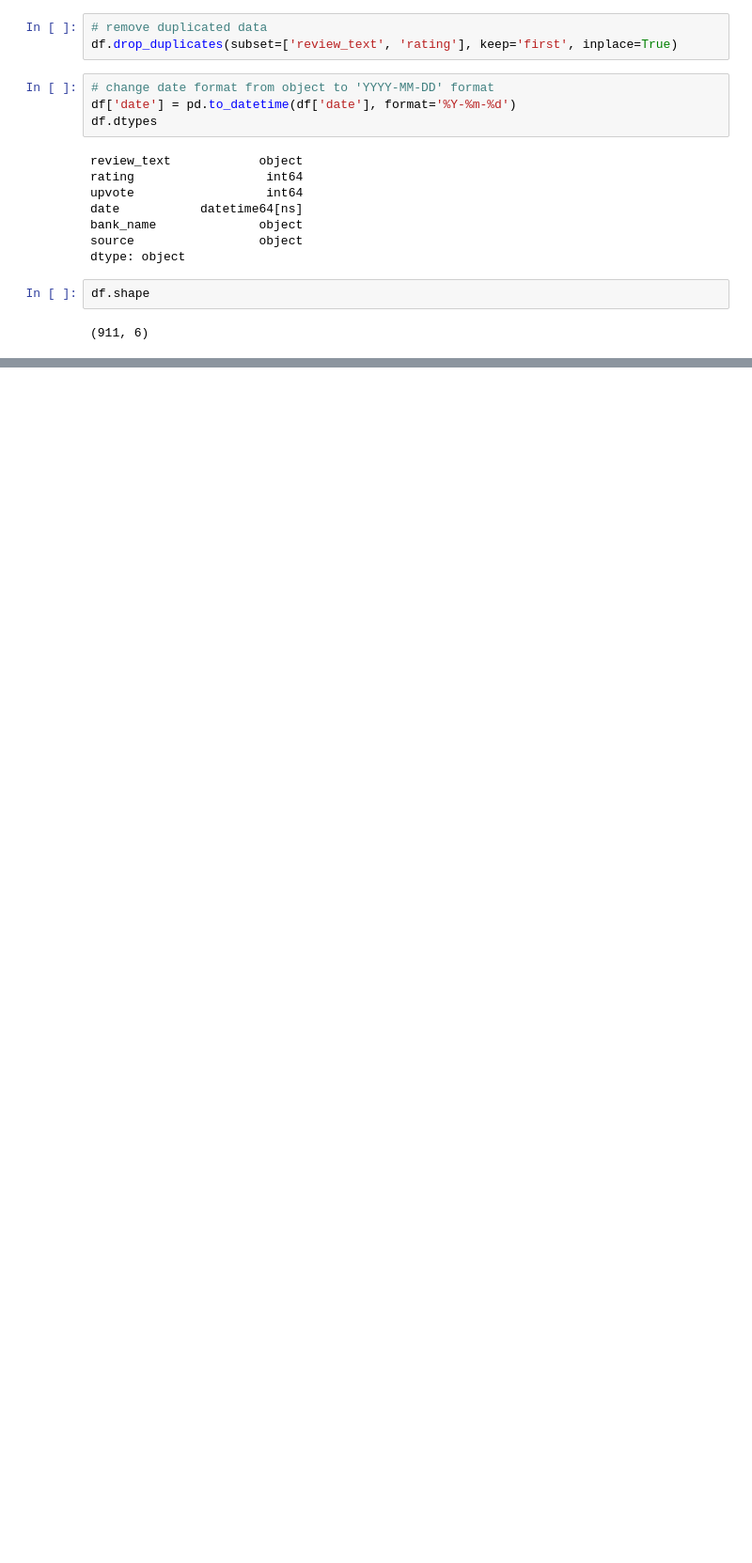
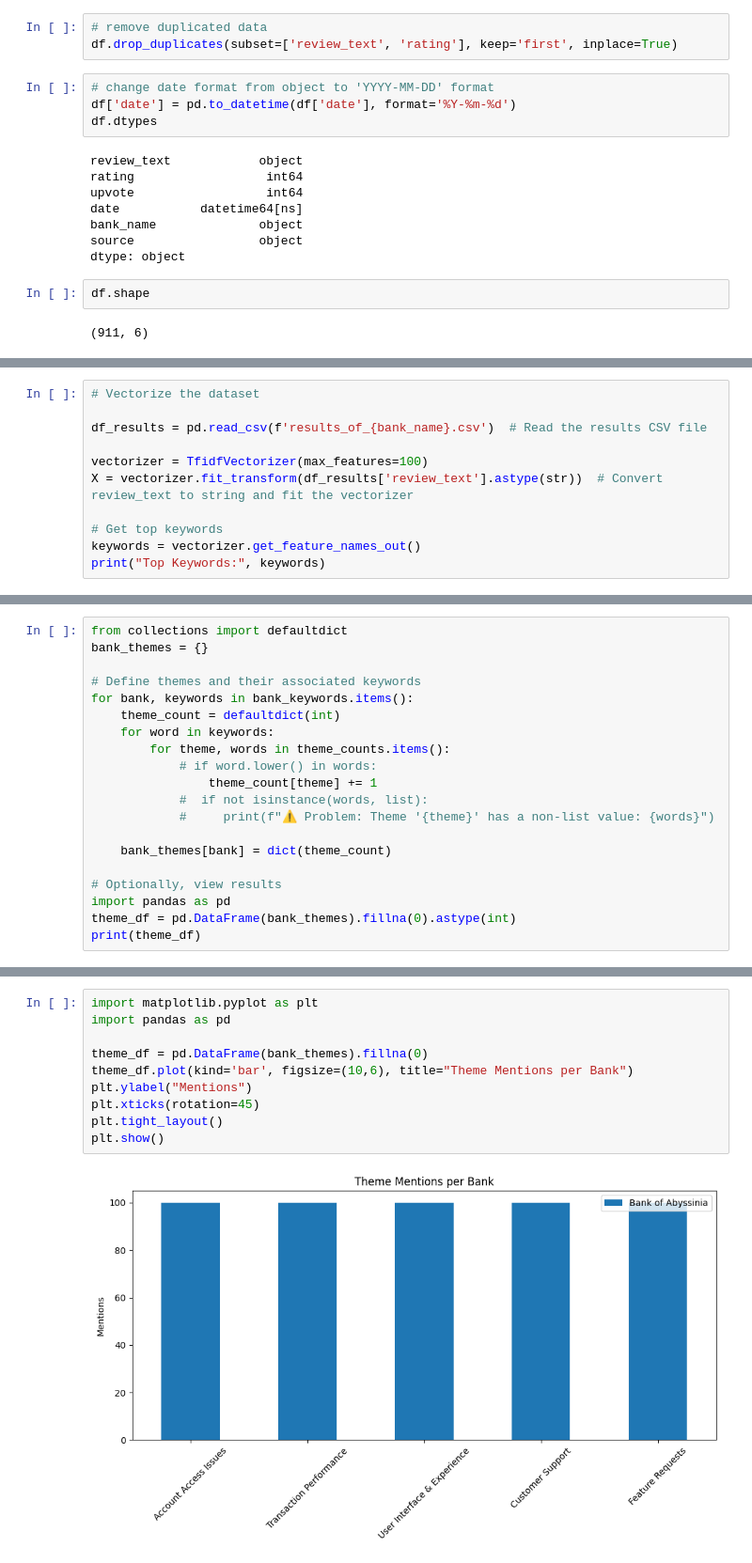
Before and after one commit to elshadayz21/Omega-Consultancy, a Jupyter notebook: notebooks/boa_analytics.ipynb, the cells around one changed output, grey strips where cells are left out. Shown: that part at 94% size. Drawn from its saved outputs; the diff is of its cells as text; blank space fills up the shorter version.

```diff
--- a/notebooks/boa_analytics.ipynb
+++ b/notebooks/boa_analytics.ipynb
@@ -99,0 +477,11 @@ import transfomers #distilbert-base-uncased-finetuned-sst-2-english sentiment an
+# %%
+# Vectorize the dataset
+
+df_results = pd.read_csv(f'results_of_{bank_name}.csv')  # Read the results CSV file
+
+vectorizer = TfidfVectorizer(max_features=100)
+X = vectorizer.fit_transform(df_results['review_text'].astype(str))  # Convert review_text to string and fit the vectorizer
+
+# Get top keywords
+keywords = vectorizer.get_feature_names_out()
+print("Top Keywords:", keywords)
@@ -99,0 +504,20 @@ import transfomers #distilbert-base-uncased-finetuned-sst-2-english sentiment an
+# %%
+from collections import defaultdict
+bank_themes = {}
+
+# Define themes and their associated keywords
+for bank, keywords in bank_keywords.items():
+    theme_count = defaultdict(int)
+    for word in keywords:
+        for theme, words in theme_counts.items():
+            # if word.lower() in words:
+                theme_count[theme] += 1
+            #  if not isinstance(words, list):
+            #     print(f"⚠️ Problem: Theme '{theme}' has a non-list value: {words}")
+
+    bank_themes[bank] = dict(theme_count)
+
+# Optionally, view results
+import pandas as pd
+theme_df = pd.DataFrame(bank_themes).fillna(0).astype(int)
+print(theme_df)
@@ -99,0 +533,12 @@ import transfomers #distilbert-base-uncased-finetuned-sst-2-english sentiment an
+# %%
+import matplotlib.pyplot as plt
+import pandas as pd
+
+theme_df = pd.DataFrame(bank_themes).fillna(0)
+theme_df.plot(kind='bar', figsize=(10,6), title="Theme Mentions per Bank")
+plt.ylabel("Mentions")
+plt.xticks(rotation=45)
+plt.tight_layout()
+plt.show()
+# %% [output]
+[figure, added]
```
Also changed, not shown: parts of 39 cells of this notebook, 6 other files.
